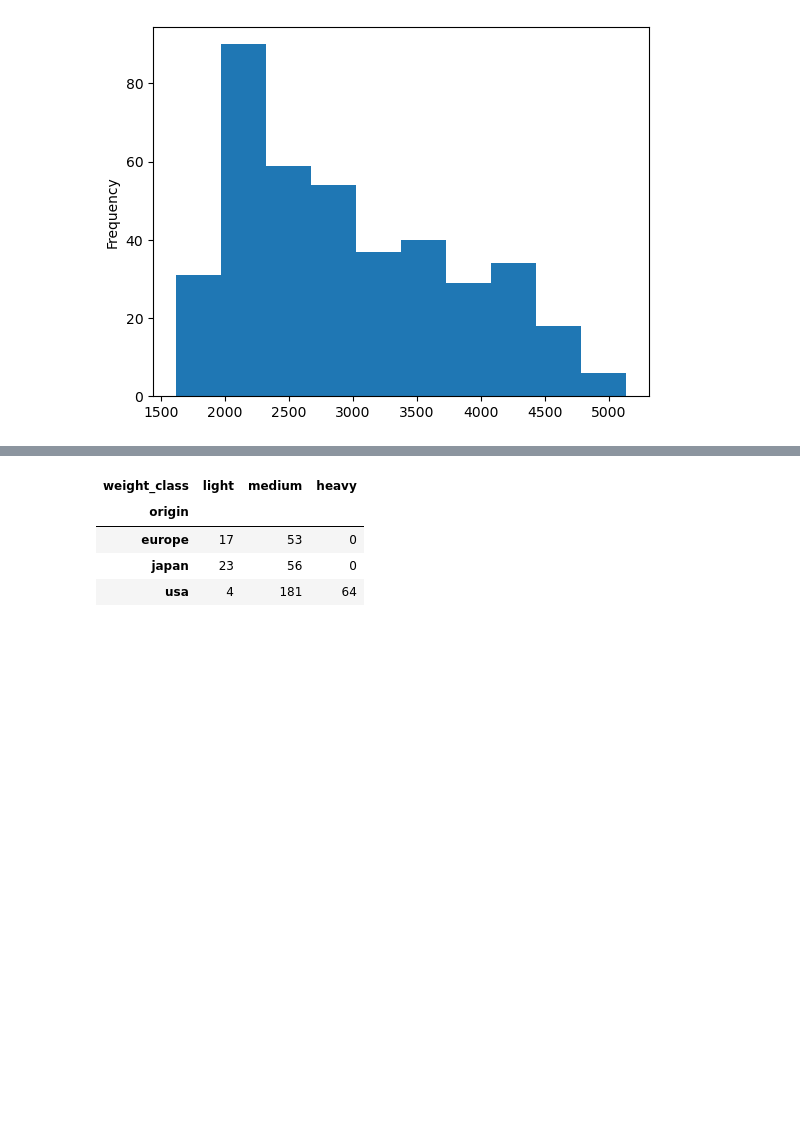
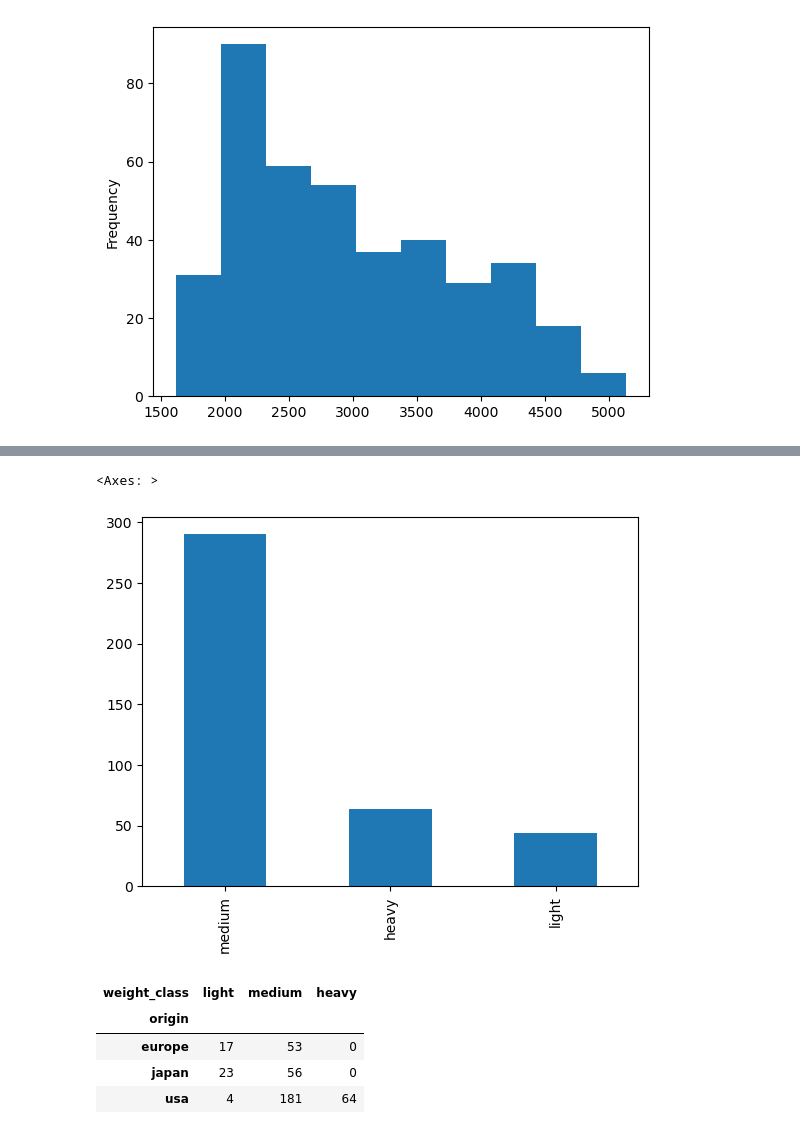
Before and after one commit to get-to-work-together/Computrain-Python-voor-Data-Science, a Jupyter notebook: Training/opdracht 3 - pandas.ipynb, the cells around one changed output, grey strips where cells are left out. Drawn from its saved outputs; the diff is of its cells as text; code cells hidden in the pictures; blank space fills up the shorter version.

```diff
--- a/Training/opdracht 3 - pandas.ipynb
+++ b/Training/opdracht 3 - pandas.ipynb
@@ -251,3 +244,8 @@ df
+# %%
+df['weight_class'].value_counts().plot(kind='bar')
+# %% [output]
+<Axes: >
+[figure, added]
 # %%
 df.pivot_table(index = 'origin',
                columns = 'weight_class',
```
Also changed, not shown: parts of 6 cells of this notebook, 3 other files.
